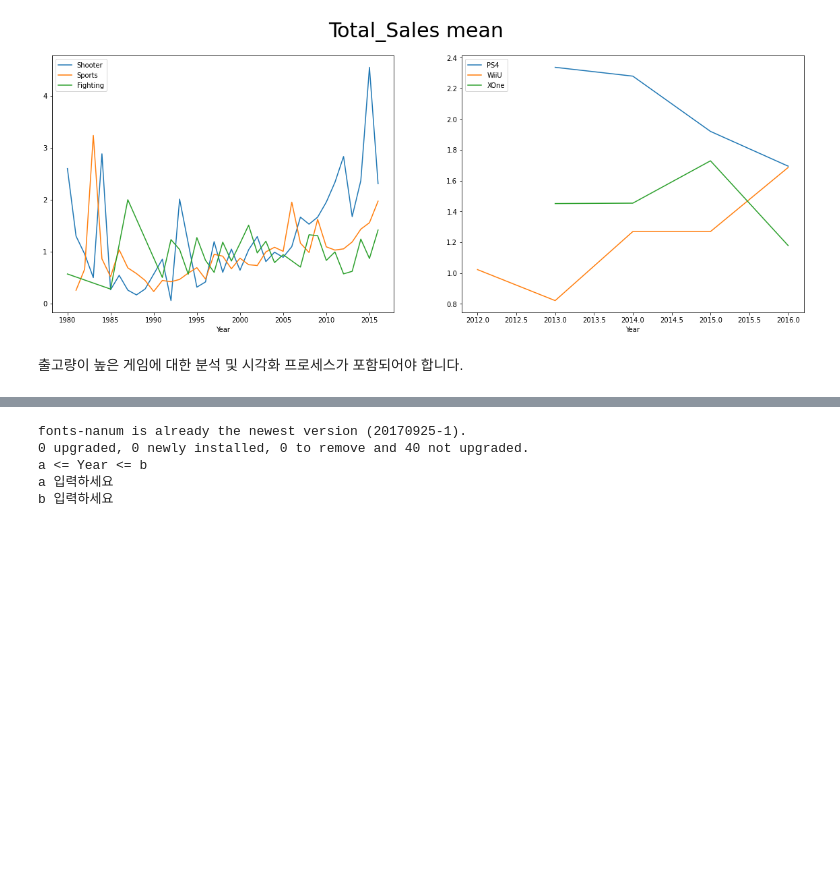
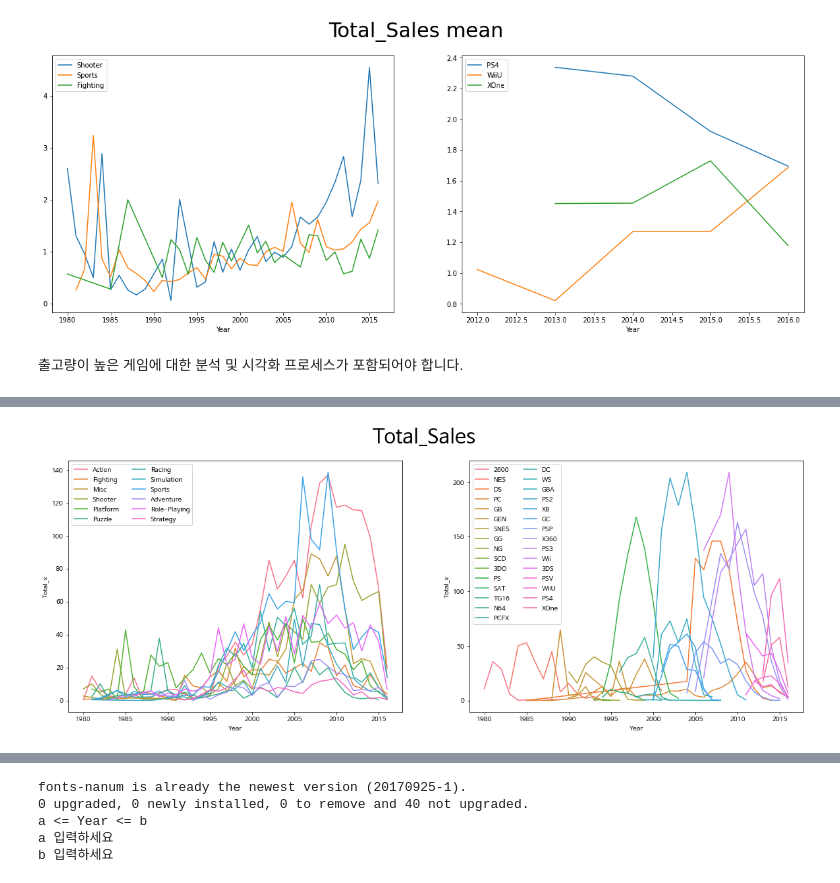
Before and after one commit to URAM-KOR/vgames2, a Jupyter notebook: AI_05_김우람_ipynb의_사본.ipynb, the cells around one changed output, grey strips where cells are left out. Cells and saved outputs as stored; diff of their text form; code cells hidden in the pictures; blank space fills up the shorter version.

```diff
--- a/AI_05_김우람_ipynb의_사본.ipynb
+++ b/AI_05_김우람_ipynb의_사본.ipynb
@@ -489,7 +489,12 @@ df3 = df.groupby(['Year','Genre']).mean()
 df3 = df3.reset_index()
 i = 1980
 
+
+
 # rank
+
+######### Genre ############
+
 NA_rank = pd.DataFrame()
 EU_rank = pd.DataFrame()
 JP_rank = pd.DataFrame()
@@ -534,6 +539,9 @@ print("95% 신뢰구간: ", mean, CI)
 
 print(sample.corr())
 
+
+######### Platform ############
+
 df4 = df.groupby(['Year','Platform']).mean()
 df4 = df4.reset_index()
 
@@ -559,7 +567,83 @@ df4['JP_rank'] = JP_rank
 df4['Other_rank'] = Other_rank
 
 sample = df4[['NA_rank','EU_rank','JP_rank','Other_rank']]
+
+#Total_Sales 시계열
+
+fig, axes = plt.subplots(1, 2, figsize=(20,7))
+fig.suptitle('Total_Sales', size = 30)
+
+sns.lineplot(x=df_G['Year'], y=df_G['Total_x'], data=df_G['Total_x'],
+             hue=df_G['Genre'],
+             ax=axes[0],
+             legend = 'auto')
+
+sns.lineplot(x=df_P['Year'], y=df_P['Total_x'], data=df_P['Total_x'],
+             hue=df_P['Platform'],
+             ax=axes[1],
+             legend = 'auto')
+axes[0].legend(loc = 'upper left', ncol= 2)
+axes[1].legend(loc = 'upper left',ncol=2 )
+
+plt.show()
+print('''
+
+''')
+
 print(sample.corr())
+Platform = list(set(df4['Platform']))
+df_Platform = df.groupby(['Year','Platform']).sum().reset_index()
+
+import scipy as sp
+deadline = []
+for p in Platform:
+    plt.plot(df_Platform[(df_Platform['Platform']== p)]['Year'],df_Platform[(df_Platform['Platform']== p)]['Total'])
+    # 표본의 크기
+    n = len(df_Platform[(df_Platform['Platform']== p)]['Year'])
+    # 자유도
+    dof = n-1
+    # 평균의 평균
+    mean = np.mean(df_Platform[(df_Platform['Platform']== p)]['Year'])
+    # 표본의 표준편차
+    sample_std = np.std(df_Platform[(df_Platform['Platform']== p)]['Year'], ddof = 1)
+    # 표준 오차
+    std_err = sample_std / n ** 0.5 # sample_std / sqrt(n)
+
+    L,H = t.interval(.95, dof, loc = mean, scale = std_err)
+    print("95% 신뢰구간: ", L,H)
+    print(H-L)
+    deadline.append(H-L)
+
+print(pd.DataFrame(deadline).mean())
+
+######### Publisher ############
+
+df5 = df.groupby(['Year','Publisher']).mean()
+df5 = df5.reset_index()
+
+NA_rank = pd.DataFrame()
+EU_rank = pd.DataFrame()
+JP_rank = pd.DataFrame()
+Other_rank = pd.DataFrame()
+
+i = 1980
+while i <= b:
+    NA_rank = pd.concat([NA_rank,df5[(df5['Year']==i)]['NA_Sales'].rank(method = 'max', ascending = False).T])
+
+    EU_rank = pd.concat([EU_rank,df5[(df5['Year']==i)]['EU_Sales'].rank(method = 'max', ascending = False).T])
+
+    JP_rank = pd.concat([JP_rank,df5[(df5['Year']==i)]['JP_Sales'].rank(method = 'max', ascending = False).T])
+
+    Other_rank = pd.concat([Other_rank,df5[(df5['Year']==i)]['Other_Sales'].rank(method = 'max', ascending = False).T])
+    i += 1
+
+df5['NA_rank'] = NA_rank
+df5['EU_rank'] = EU_rank
+df5['JP_rank'] = JP_rank
+df5['Other_rank'] = Other_rank
+
+sample = df5[['NA_rank','EU_rank','JP_rank','Other_rank']]
+print(sample.corr())
 # %% [output]
                    NA_Sales  EU_Sales  JP_Sales  Other_Sales     Total  NA_rank  EU_rank  JP_rank  Other_rank
 Year   Genre
@@ -580,0 +665 @@ Other_rank  0.832614  0.889000  0.336723    1.000000
+[figure, added]
```
Also changed, not shown: parts of 2 cells of this notebook.
